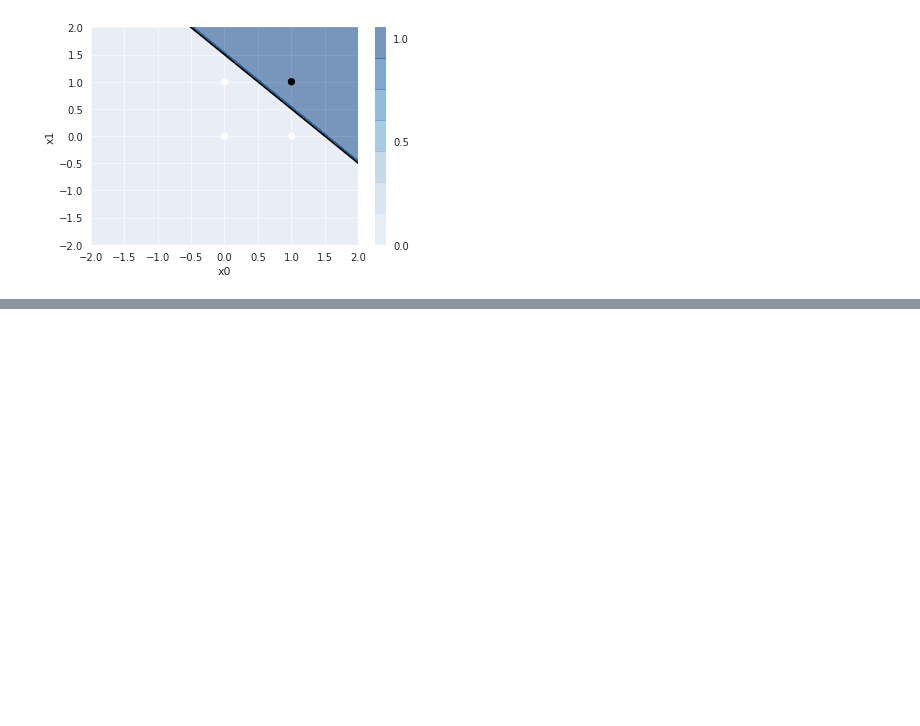
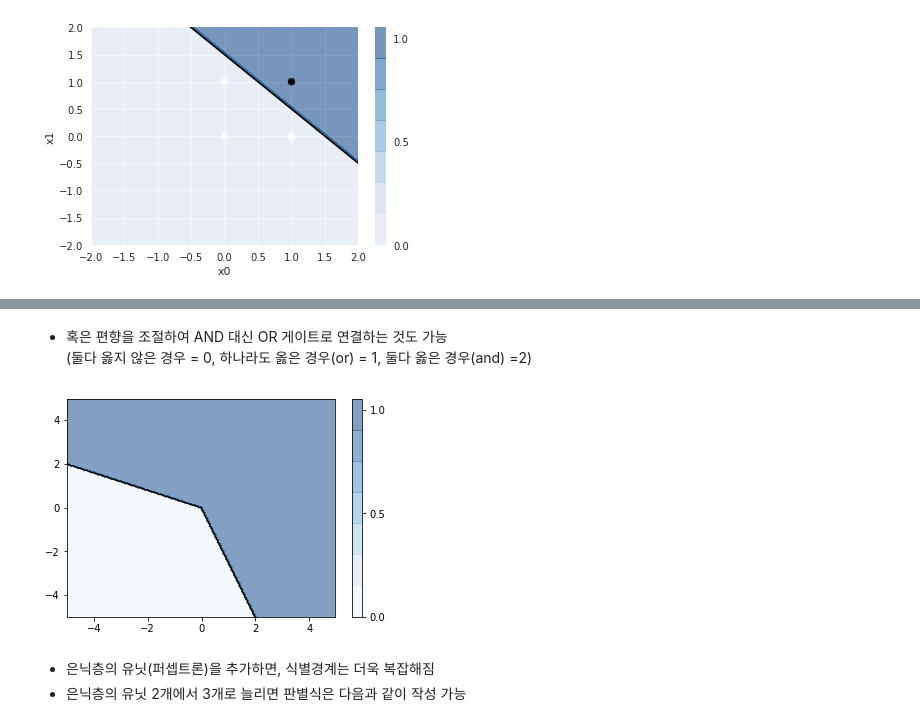
Before and after one commit to kookoowaa/ML_with_GCP, a Jupyter notebook: 07-2 Neural network.ipynb, the cells around one changed output, grey strips where cells are left out. Saved outputs shown, nothing was run; the diff lists cells and outputs as text; code cells hidden in the pictures; blank space fills up the shorter version.

```diff
--- a/07-2 Neural network.ipynb
+++ b/07-2 Neural network.ipynb
@@ -107,0 +158,17 @@ plt.xlim(-2, 2)
+# %% [markdown]
+- 혹은 편향을 조절하여 AND 대신 OR 게이트로 연결하는 것도 가능
+    (둘다 옳지 않은 경우 = 0, 하나라도 옳은 경우(or) = 1, 둘다 옳은 경우(and) =2)
+# %%
+w11 = [0.5, 0.2]
+w12 = [0.2, 0.5]
+w21 = [1.0, 1.0]
+b11 = 0.
+b12 = 0.
+b21 = -0.001
+
+plot_boundary()
+# %% [output]
+[figure, added]
+# %% [markdown]
+- 은닉층의 유닛(퍼셉트론)을 추가하면, 식별경계는 더욱 복잡해짐
+- 은닉층의 유닛 2개에서 3개로 늘리면 판별식은 다음과 같이 작성 가능
```
Also changed, not shown: parts of 9 cells of this notebook.
